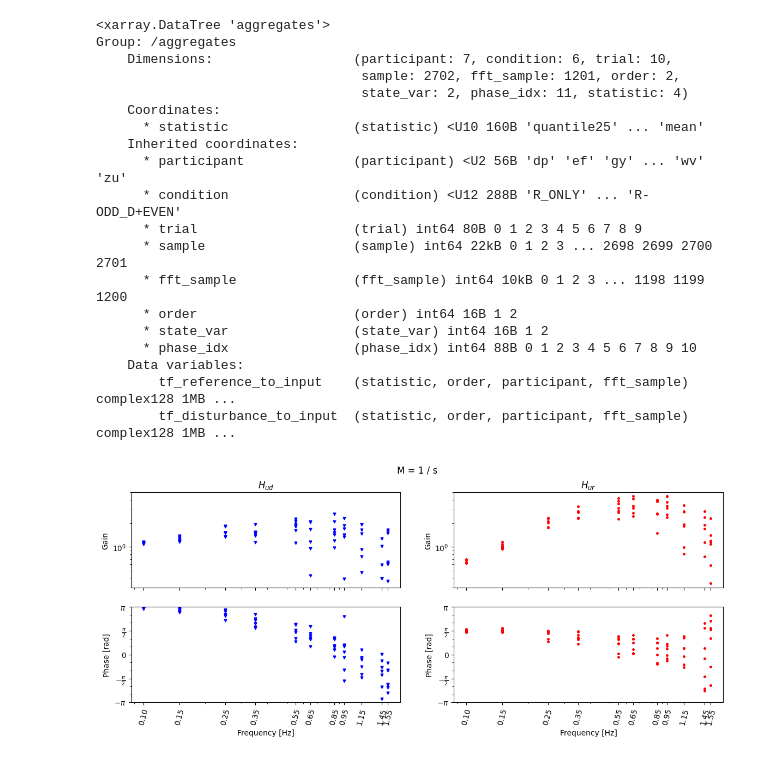
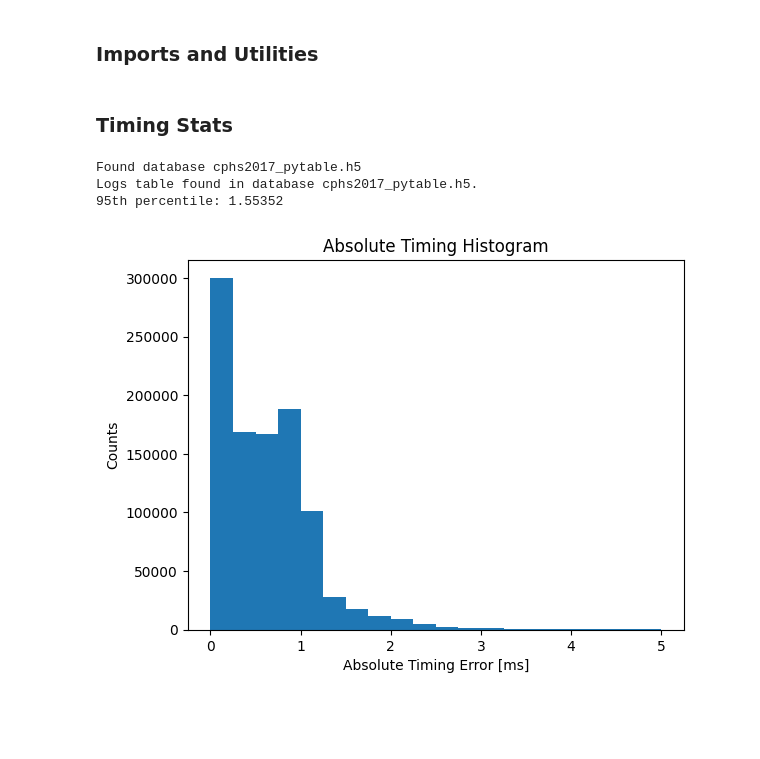
Before and after one commit to EmDash00/CPHS2017, a Jupyter notebook: CPHS2017.ipynb, the cells around one changed output. Saved outputs shown, nothing was run; the diff lists cells and outputs as text; code cells hidden in the pictures; blank space fills up the shorter version.

```diff
--- a/CPHS2017.ipynb
+++ b/CPHS2017.ipynb
@@ -606,27 +0,0 @@ Hud = Hud_gain * np.exp(1j * Hud_phase)
-# %%
-dt['aggregates'] = dt['aggregates'].dataset.assign(
-    tf_reference_to_input=(('statistic', 'order', 'participant', 'fft_sample'), Hur),
-    tf_disturbance_to_input=(('statistic', 'order', 'participant', 'fft_sample'), Hud),
-)
-dt['aggregates'].attrs["DESCRIPTION"] = "The following aggegrate statistics were published in the CPHS 2017 paper."
-dt['aggregates']
-# %% [output]
-<xarray.DataTree 'aggregates'>
-Group: /aggregates
-    Dimensions:                  (participant: 7, condition: 6, trial: 10,
-                                  sample: 2702, fft_sample: 1201, order: 2,
-                                  state_var: 2, phase_idx: 11, statistic: 4)
-    Coordinates:
-      * statistic                (statistic) <U10 160B 'quantile25' ... 'mean'
-    Inherited coordinates:
-      * participant              (participant) <U2 56B 'dp' 'ef' 'gy' ... 'wv' 'zu'
-      * condition                (condition) <U12 288B 'R_ONLY' ... 'R-ODD_D+EVEN'
-      * trial                    (trial) int64 80B 0 1 2 3 4 5 6 7 8 9
-      * sample                   (sample) int64 22kB 0 1 2 3 ... 2698 2699 2700 2701
-      * fft_sample               (fft_sample) int64 10kB 0 1 2 3 ... 1198 1199 1200
-      * order                    (order) int64 16B 1 2
-      * state_var                (state_var) int64 16B 1 2
-      * phase_idx                (phase_idx) int64 88B 0 1 2 3 4 5 6 7 8 9 10
-    Data variables:
-        tf_reference_to_input    (statistic, order, participant, fft_sample) complex128 1MB ...
-        tf_disturbance_to_input  (statistic, order, participant, fft_sample) complex128 1MB ...
@@ -659,32 +0,0 @@ def plot_bode(axes, gain, phase, title: str, fmt: str, markersize: float = 4):
-# %%
-fig, ax = plt.subplots(2, 2, sharex=True, figsize=(14, 5))
-dist_fmt = 'bv'
-ref_fmt = 'r.'
-
-plt.suptitle("M = 1 / s")
-plot_bode(ax[:, 0], Hud_gain[-1][:, FFT_STIM], Hud_phase[1][:, FFT_STIM], r"$H_{ud}$", dist_fmt, markersize=3.5)
-plot_bode(ax[:, 1], Hur_gain[-1][:, FFT_STIM], Hur_phase[1][:, FFT_STIM],  r"$H_{ur}$", ref_fmt, markersize=5)
-# %% [output]
-[figure, removed]
-# %%
-with CPHS2017Database() as db:
-    raw_data = {
-        'SUM_OF_SINES_R_PLUS_EVEN_D_PLUS_ODD': np.empty((NUM_VARIABLES, NUM_PARTICIPANTS, NUM_ORDERS, 4, NUM_SAMPLES_RAW, NUM_ORDERS,)),
-        'SUM_OF_SINES_R_ZERO_D_PLUS_ALL': np.empty((NUM_VARIABLES, NUM_PARTICIPANTS, NUM_ORDERS, 10, NUM_SAMPLES_RAW, NUM_ORDERS,)),
-        'SUM_OF_SINES_R_PLUS_ODD_D_PLUS_EVEN': np.empty((NUM_VARIABLES, NUM_PARTICIPANTS, NUM_ORDERS, 2, NUM_SAMPLES_RAW, NUM_ORDERS,)),
-        'SUM_OF_SINES_R_PLUS_ALL_D_ZERO': np.empty((NUM_VARIABLES, NUM_PARTICIPANTS, NUM_ORDERS, 10, NUM_SAMPLES_RAW, NUM_ORDERS,)),
-        'SUM_OF_SINES_R_MINUS_EVEN_D_PLUS_ODD': np.empty((NUM_VARIABLES, NUM_PARTICIPANTS, NUM_ORDERS, 2, NUM_SAMPLES_RAW, NUM_ORDERS,)),
-        'SUM_OF_SINES_R_MINUS_ODD_D_PLUS_EVEN': np.empty((NUM_VARIABLES, NUM_PARTICIPANTS, NUM_ORDERS, 2, NUM_SAMPLES_RAW, NUM_ORDERS,)),
-    }
-
-    for participant_num in range(7):
-        for assay in AssayType:
-            for order in range(2):
-                expr = f"(participant_num=={participant_num}) & (assay_type=={assay}) & (order == {order + 1})"
-                where_list = db.get_where_list(expr)
-
-                raw_data[assay.name][0, participant_num, order, ..., :order] = db.raw_real_time[:][where_list][:, :, np.newaxis]
-                raw_data[assay.name][1, participant_num, order, ..., :order] = db.raw_time[:][where_list][:, :, np.newaxis]
-                raw_data[assay.name][2, participant_num, order, ..., :order] = db.raw_reference[:][where_list][:, :, np.newaxis]
-                raw_data[assay.name][3, participant_num, order, ..., :order] = db.raw_disturbance[:][where_list][:, :, np.newaxis]
-                raw_data[assay.name][4, participant_num, order] = db.raw_state[:][where_list]
@@ -742,0 +1,2 @@ with h5py.File("new_data/cphs2017.h5", "w") as f:
+# %% [markdown]
+### Imports and Utilities
@@ -742,0 +136,19 @@ with h5py.File("new_data/cphs2017.h5", "w") as f:
+# %% [markdown]
+### Timing Stats
+# %%
+import matplotlib.pyplot as plt
+
+
+with CPHS2017Database() as db:
+    dt = np.abs(np.diff(db.real_time[:], axis=1) - 1 / 60).flatten()
+
+    plt.title("Absolute Timing Histogram")
+    plt.xlabel("Absolute Timing Error [ms]")
+    plt.ylabel("Counts")
+    plt.hist(1000 * dt, bins=20, range=[0, 5])
+    print(f"95th percentile: {np.quantile(1000 * dt, .95):.5f}")
+# %% [output]
+Found database cphs2017_pytable.h5
+Logs table found in database cphs2017_pytable.h5.
+95th percentile: 1.55352
+[figure, added]
```
Also changed, not shown: parts of 32 cells of this notebook, 3 other files.
